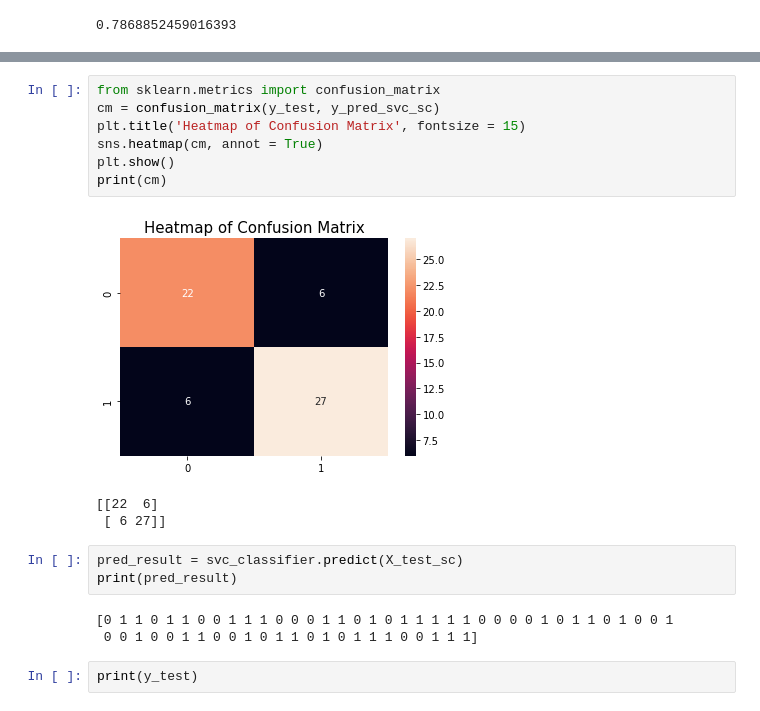
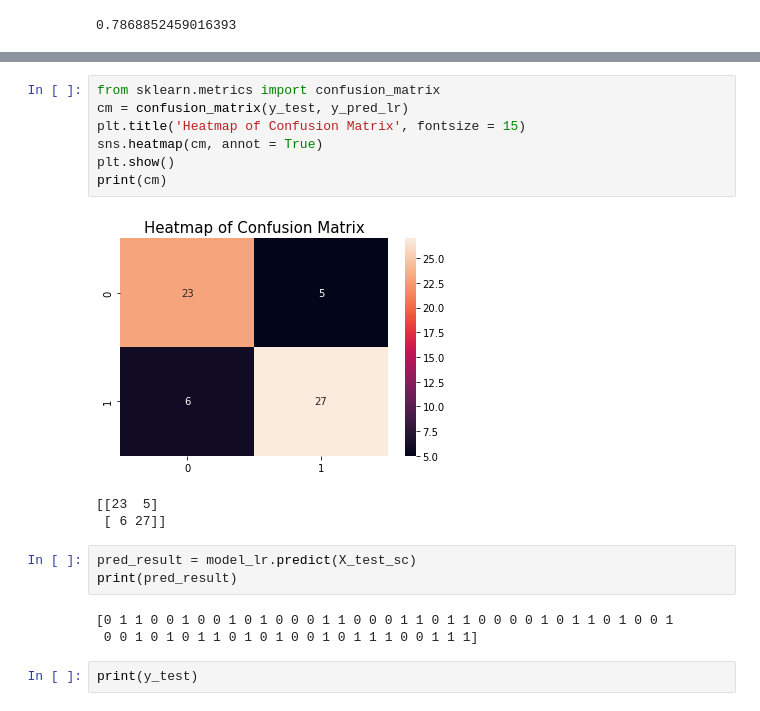
Before and after one commit to anshi20/Heart-Disease-Prediction, a Jupyter notebook: HeartDiseasePrediction.ipynb, the cells around one changed output, grey strips where cells are left out. Saved outputs shown, nothing was run; the diff lists cells and outputs as text.

```diff
--- a/HeartDiseasePrediction.ipynb
+++ b/HeartDiseasePrediction.ipynb
@@ -205,20 +194,20 @@ accuracy_score(y_test, y_pred_dt_sc)
 # %%
 from sklearn.metrics import confusion_matrix
-cm = confusion_matrix(y_test, y_pred_svc_sc)
+cm = confusion_matrix(y_test, y_pred_lr)
 plt.title('Heatmap of Confusion Matrix', fontsize = 15)
 sns.heatmap(cm, annot = True)
 plt.show()
 print(cm)
 # %% [output]
-[figure, old version]
+[figure, new version]
-[[22  6]
+[[23  5]
  [ 6 27]]
 # %%
-pred_result = svc_classifier.predict(X_test_sc)
+pred_result = model_lr.predict(X_test_sc)
 print(pred_result)
 # %% [output]
-[0 1 1 0 1 1 0 0 1 1 1 0 0 0 1 1 0 1 0 1 1 1 1 1 0 0 0 0 1 0 1 1 0 1 0 0 1
- 0 0 1 0 0 1 1 0 0 1 0 1 1 0 1 0 1 1 1 0 0 1 1 1]
+[0 1 1 0 0 1 0 0 1 0 1 0 0 0 1 1 0 0 0 1 1 0 1 1 0 0 0 0 1 0 1 1 0 1 0 0 1
+ 0 0 1 0 1 0 1 1 0 1 0 1 0 0 1 0 1 1 1 0 0 1 1 1]
 # %%
 print(y_test)
 # %% [output]
```
Also changed, not shown: parts of 12 cells of this notebook.
